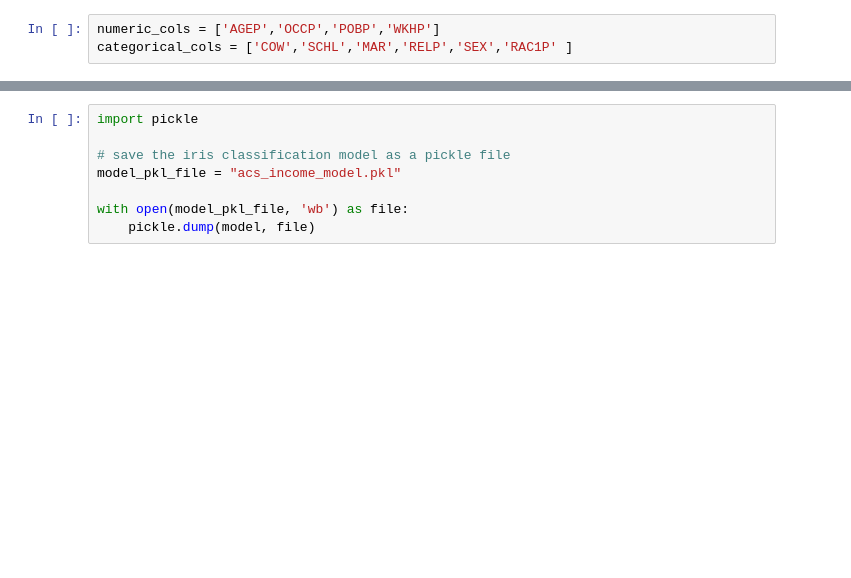
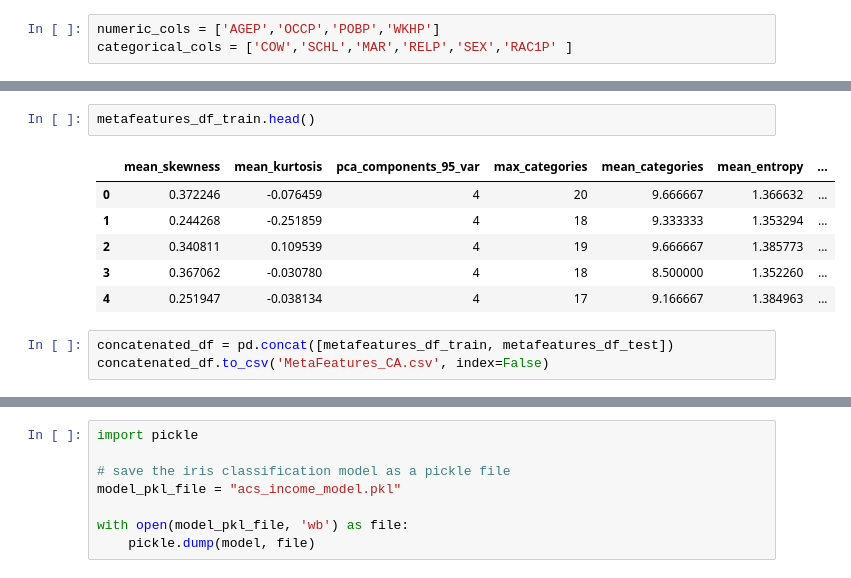
Before and after one commit to KevinChittilapilly/Fairness-Research, a Jupyter notebook: Research.ipynb, the cells around one changed output, grey strips where cells are left out. Drawn from its saved outputs; the diff is of its cells as text; blank space fills up the shorter version.

```diff
--- a/Research.ipynb
+++ b/Research.ipynb
@@ -937,3 +974,15 @@ metafeatures_df_train.columns,metafeatures_df_train.shape
+# %%
+metafeatures_df_train.head()
+# %% [output]
+|  | mean_skewness | mean_kurtosis | pca_components_95_var | max_categories | mean_categories | mean_entropy | ... |
+| 0 | 0.372246 | -0.076459 | 4 | 20 | 9.666667 | 1.366632 | ... |
+| 1 | 0.244268 | -0.251859 | 4 | 18 | 9.333333 | 1.353294 | ... |
+| 2 | 0.340811 | 0.109539 | 4 | 19 | 9.666667 | 1.385773 | ... |
+| 3 | 0.367062 | -0.030780 | 4 | 18 | 8.500000 | 1.352260 | ... |
+| 4 | 0.251947 | -0.038134 | 4 | 17 | 9.166667 | 1.384963 | ... |
+# %%
+concatenated_df = pd.concat([metafeatures_df_train, metafeatures_df_test])
+concatenated_df.to_csv('MetaFeatures_CA.csv', index=False)
 # %%
 import pandas as pd
 from sklearn.model_selection import train_test_split
```
Also changed, not shown: parts of 34 cells of this notebook, 8 other files.
